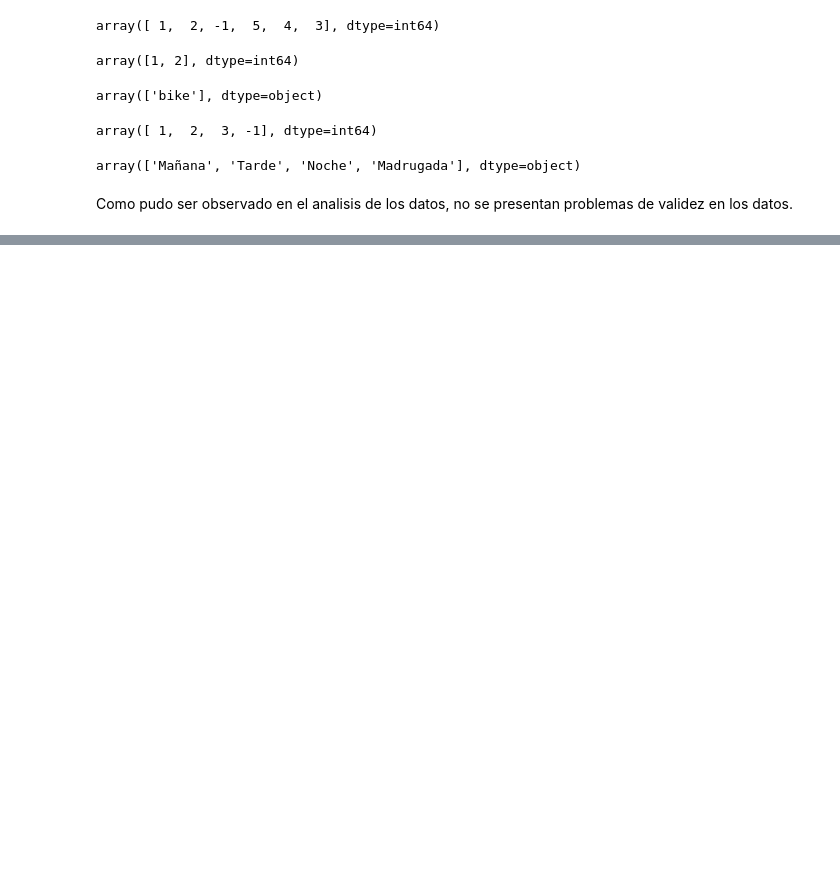
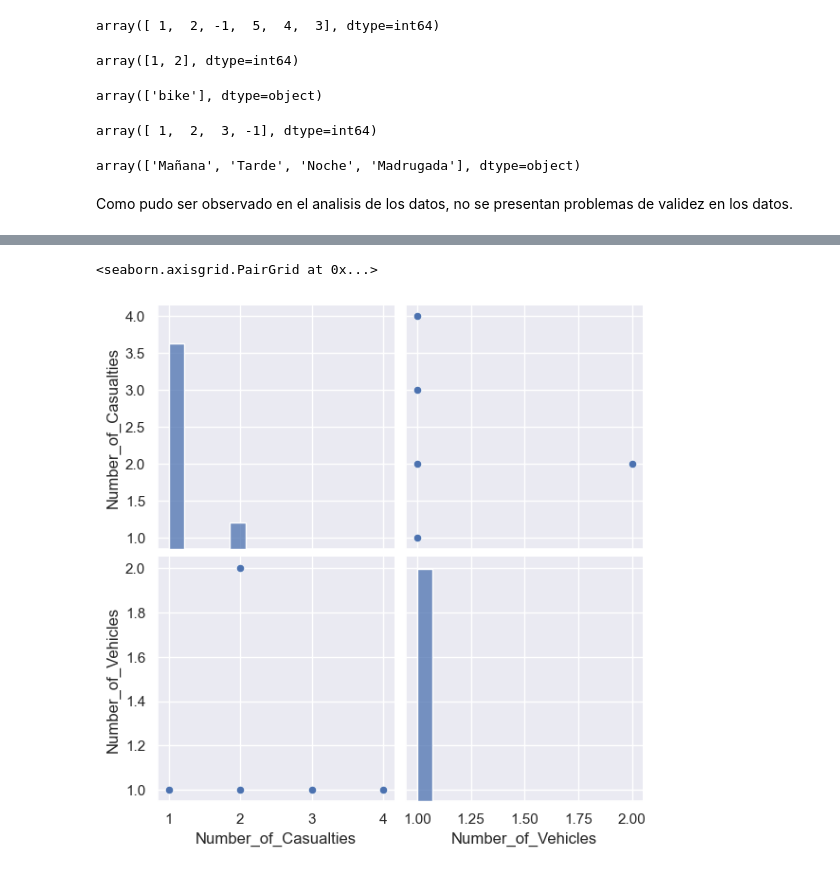
Before and after one commit to Zucaritas-BI/Laboratorio-1, a Jupyter notebook: Lab 1 - Clustering/laboratorio_desarrollo.ipynb, the cells around one changed output, grey strips where cells are left out. Cells and saved outputs as stored; diff of their text form; code cells hidden in the pictures; blank space fills up the shorter version.

```diff
--- a/Lab 1 - Clustering/laboratorio_desarrollo.ipynb
+++ b/Lab 1 - Clustering/laboratorio_desarrollo.ipynb
@@ -512,0 +555,6 @@ Como pudo ser observado en el analisis de los datos, no se presentan problemas d
+# %%
+# Realizamos k-means con las variables que presentan mas correlacion
+sns.pairplot(df_accidents_prep.dropna(), height=3,vars=['Number_of_Casualties','Number_of_Vehicles'],kind='scatter')
+# %% [output]
+<seaborn.axisgrid.PairGrid at 0x...>
+[figure, added]
```
Also changed, not shown: parts of 19 cells of this notebook, 1 other file.
